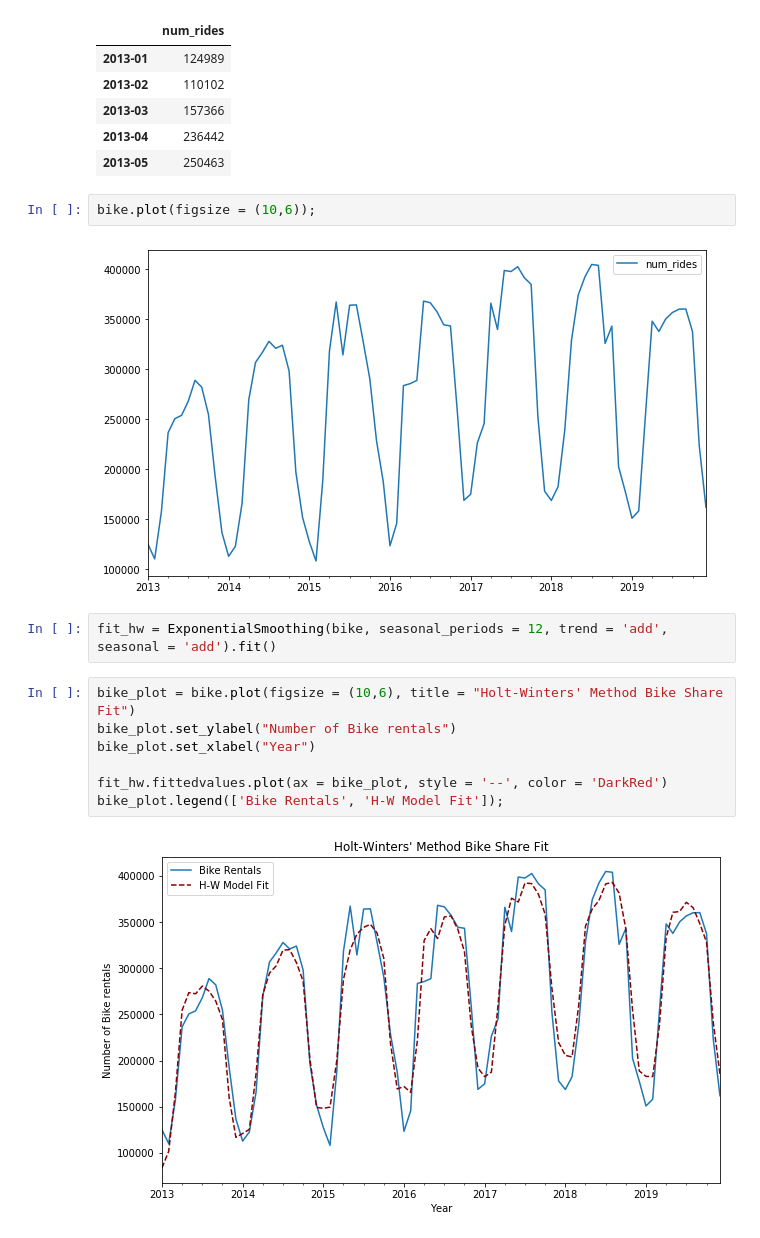
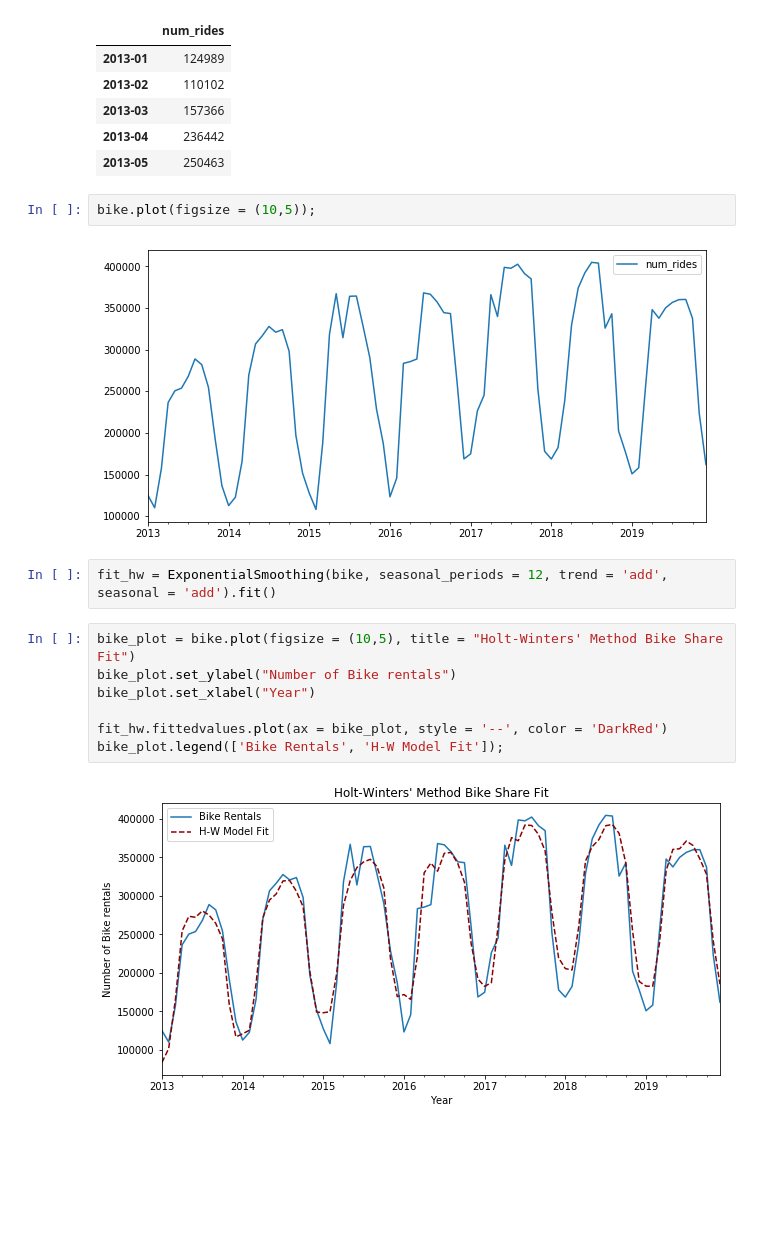
Before and after one commit to Christopher-Liu/bikeshare-ts-analysis, a Jupyter notebook: bikeshare_ts_proj.ipynb, the cells around one changed output. Saved outputs shown, nothing was run; the diff lists cells and outputs as text; blank space fills up the shorter version.

```diff
--- a/bikeshare_ts_proj.ipynb
+++ b/bikeshare_ts_proj.ipynb
@@ -61,20 +61,20 @@ bike.head()
 | 2013-04 | 236442 |
 | 2013-05 | 250463 |
 # %%
-bike.plot(figsize = (10,6));
+bike.plot(figsize = (10,5));
 # %% [output]
-[figure, old version]
+[figure, new version]
 # %%
 fit_hw = ExponentialSmoothing(bike, seasonal_periods = 12, trend = 'add', seasonal = 'add').fit()
 # %%
-bike_plot = bike.plot(figsize = (10,6), title = "Holt-Winters' Method Bike Share Fit")
+bike_plot = bike.plot(figsize = (10,5), title = "Holt-Winters' Method Bike Share Fit")
 bike_plot.set_ylabel("Number of Bike rentals")
 bike_plot.set_xlabel("Year")
 
 fit_hw.fittedvalues.plot(ax = bike_plot, style = '--', color = 'DarkRed')
 bike_plot.legend(['Bike Rentals', 'H-W Model Fit']);
 # %% [output]
-[figure, old version]
+[figure, new version]
 # %%
 states_decomp = pd.DataFrame(np.c_[fit_hw.level, fit_hw.slope, fit_hw.season], columns=['level','slope','seasonal'], index=bike.index)
 
```
Also changed, not shown: parts of 2 cells of this notebook.
